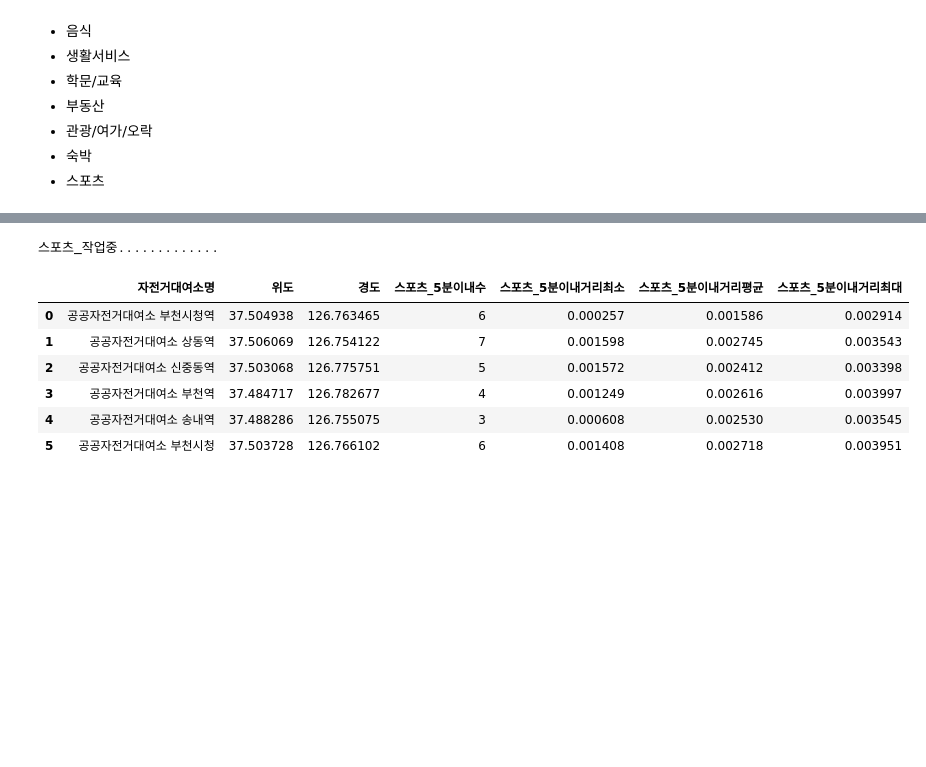
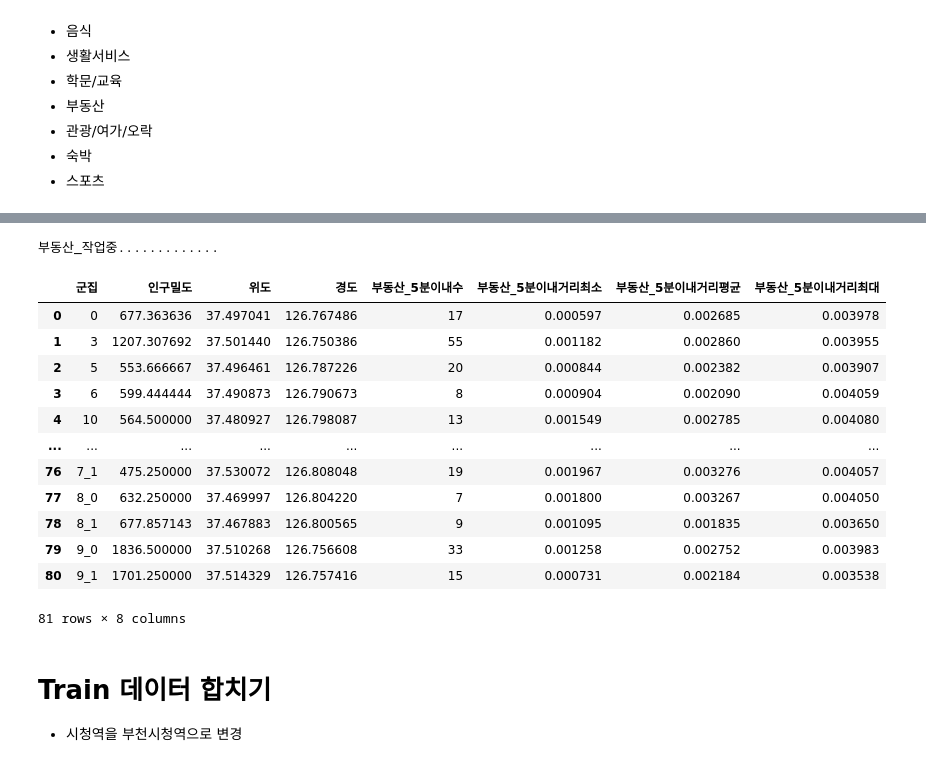
Before and after one commit to so02e/bucheon, a Jupyter notebook: yong.ipynb, the cells around one changed output, grey strips where cells are left out. Cells and saved outputs as stored; diff of their text form; code cells hidden in the pictures; blank space fills up the shorter version.

```diff
--- a/yong.ipynb
+++ b/yong.ipynb
@@ -431 +438,12 @@ store_sport = store[store['상권업종대분류명'] == '스포츠']
 # store_sport.to_csv('output/store_sport_bucheon.csv')
+# %%
+# bus = pd.read_csv('output/bucheon_bus.csv')
+# bus.rename(columns={'WGS84위도':'위도',
+#                          'WGS84경도':'경도'}, inplace=True)
+# bus
+
+budongsan = pd.read_csv('output/store_budongsan_bucheon.csv')
+budongsan
+# budongsan.rename(columns={'WGS84위도':'위도',
+#                          'WGS84경도':'경도'}, inplace=True)
+# bus
@@ -592,15 +626,24 @@ def get_within_nminutes_infor(Data_input, Data_infor_input, name, value=False, g
     else:
         return Data
 # %%
-s = get_within_nminutes_infor(Data_input = bike_bucheon, Data_infor_input = store_sport, name="스포츠")
+s = get_within_nminutes_infor(Data_input = candidate, Data_infor_input = budongsan, name="부동산")
 display(s)
-# s.to_csv('output/var_store_sport.csv')
+s.to_csv('output/var_cluster_budongsan.csv')
 # %% [output]
-스포츠_작업중.............
+부동산_작업중.............
-|  | 자전거대여소명 | 위도 | 경도 | 스포츠_5분이내수 | 스포츠_5분이내거리최소 | 스포츠_5분이내거리평균 | 스포츠_5분이내거리최대 |
-| 0 | 공공자전거대여소 부천시청역 | 37.504938 | 126.763465 | 6 | 0.000257 | 0.001586 | 0.002914 |
-| 1 | 공공자전거대여소 상동역 | 37.506069 | 126.754122 | 7 | 0.001598 | 0.002745 | 0.003543 |
-| 2 | 공공자전거대여소 신중동역 | 37.503068 | 126.775751 | 5 | 0.001572 | 0.002412 | 0.003398 |
-| 3 | 공공자전거대여소 부천역 | 37.484717 | 126.782677 | 4 | 0.001249 | 0.002616 | 0.003997 |
-| 4 | 공공자전거대여소 송내역 | 37.488286 | 126.755075 | 3 | 0.000608 | 0.002530 | 0.003545 |
-| 5 | 공공자전거대여소 부천시청 | 37.503728 | 126.766102 | 6 | 0.001408 | 0.002718 | 0.003951 |
+|  | 군집 | 인구밀도 | 위도 | 경도 | 부동산_5분이내수 | 부동산_5분이내거리최소 | 부동산_5분이내거리평균 | 부동산_5분이내거리최대 |
+| 0 | 0 | 677.363636 | 37.497041 | 126.767486 | 17 | 0.000597 | 0.002685 | 0.003978 |
+| 1 | 3 | 1207.307692 | 37.501440 | 126.750386 | 55 | 0.001182 | 0.002860 | 0.003955 |
+| 2 | 5 | 553.666667 | 37.496461 | 126.787226 | 20 | 0.000844 | 0.002382 | 0.003907 |
+| 3 | 6 | 599.444444 | 37.490873 | 126.790673 | 8 | 0.000904 | 0.002090 | 0.004059 |
+| 4 | 10 | 564.500000 | 37.480927 | 126.798087 | 13 | 0.001549 | 0.002785 | 0.004080 |
+| ... | ... | ... | ... | ... | ... | ... | ... | ... |
+| 76 | 7_1 | 475.250000 | 37.530072 | 126.808048 | 19 | 0.001967 | 0.003276 | 0.004057 |
+| 77 | 8_0 | 632.250000 | 37.469997 | 126.804220 | 7 | 0.001800 | 0.003267 | 0.004050 |
+| 78 | 8_1 | 677.857143 | 37.467883 | 126.800565 | 9 | 0.001095 | 0.001835 | 0.003650 |
+| 79 | 9_0 | 1836.500000 | 37.510268 | 126.756608 | 33 | 0.001258 | 0.002752 | 0.003983 |
+| 80 | 9_1 | 1701.250000 | 37.514329 | 126.757416 | 15 | 0.000731 | 0.002184 | 0.003538 |
+81 rows × 8 columns
+# %% [markdown]
+# Train 데이터 합치기
+- 시청역을 부천시청역으로 변경
```
Also changed, not shown: parts of 9 cells of this notebook.
